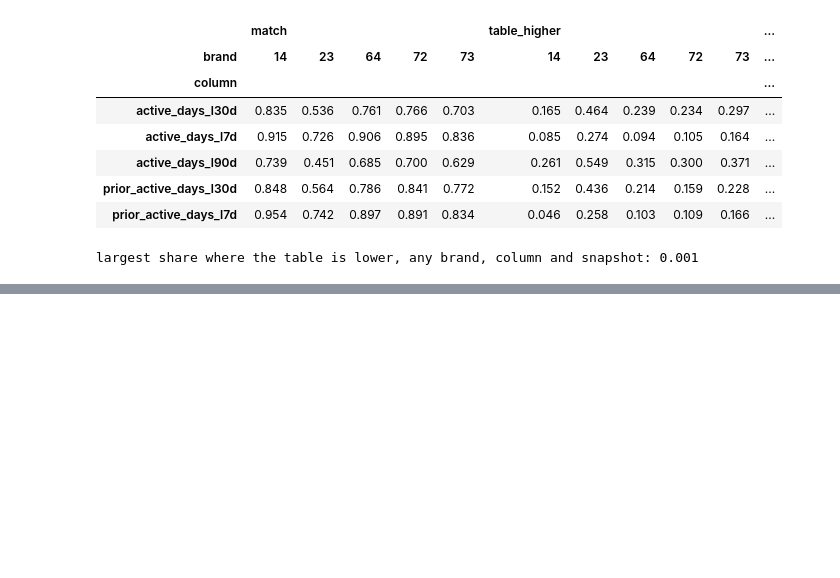
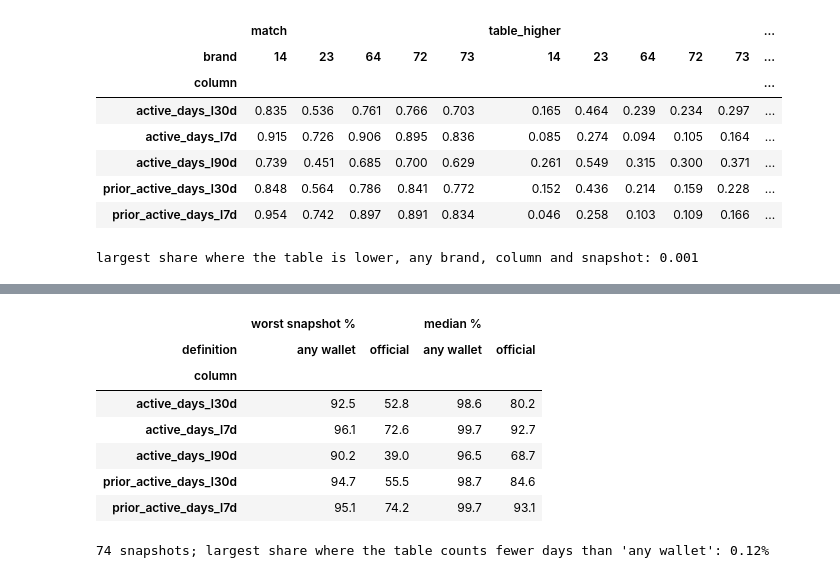
Before and after one commit to jvherrero/whizdom-churn, a Jupyter notebook: eda/08_signal_validation.ipynb, the cells around one changed output, grey strips where cells are left out. Cells and saved outputs as stored; diff of their text form; code cells hidden in the pictures; blank space fills up the shorter version.

Commit message:
add(signal_validation): signal table and playable bonus

```diff
--- a/eda/08_signal_validation.ipynb
+++ b/eda/08_signal_validation.ipynb
@@ -83,7 +54,0 @@ Median share of players that pass each rule: tenure at least the days since the
-# %%
-t = plausible[(plausible["column"] == "tenure_days")].assign(rule=">= days since the first bet")
-g = growth.assign(rule="grows by the days in between", holds=growth["share_growing_as_expected"])
-both = pd.concat([t, g], ignore_index=True)
-day = pd.to_datetime(both["day"])
-both["period"] = np.select([day < "2026-08-01", day == "2026-08-01"], ["until 2026-07", "2026-08 (switch)"], "from 2026-09")
-both.groupby(["brand", "rule", "period"])["holds"].median().unstack("period")[["until 2026-07", "2026-08 (switch)", "from 2026-09"]].round(2)
@@ -149,11 +80,0 @@ active_days_l30d on 2026-07-01 equals the bet or payment days for 63.2% of the p
-# %%
-rows = []
-for b in BRANDS:
-    night = signal_snapshots.snapshots([d for d in results[b]["days"] if d >= LIVE], b, build_missing=False)["tp_night_index"].astype(float)
-    pay = daily_cache.read("payments", b)
-    month = pd.to_datetime(pay["day"]).dt.to_period("M")
-    deposits = pay[pay["deposit_count"] > 0].groupby(month[pay["deposit_count"] > 0]).size()
-    rows.append({"brand": b, "tp_night_index max": round(night.max(), 2), "tp_night_index above 1": f"{(night > 1).mean():.1%}",
-                 "deposit rows per month, 2025": round(deposits[deposits.index.year == 2025].mean()),
-                 "deposit rows per month, 2026": round(deposits[deposits.index.year == 2026].mean())})
-pd.DataFrame(rows).set_index("brand")
@@ -217,0 +90,36 @@ brand 64, snapshot 2026-09-01
+# %%
+WINDOWS = {"active_days_l7d": (7, 0), "active_days_l30d": (30, 0), "active_days_l90d": (90, 0),
+           "prior_active_days_l7d": (14, 7), "prior_active_days_l30d": (60, 30)}
+rows = []
+for b in BRANDS:
+    act = daily_cache.read("activity", b)
+    act["day"] = pd.to_datetime(act["day"])
+    definitions = {"any wallet": act, "official": act[act["active"]]}
+    days = [d for d in results[b]["days"] if d.day == 1]
+    snaps = signal_snapshots.snapshots(days, b, build_missing=False)
+    for day in days:
+        ts = pd.Timestamp(day)
+        pop = act[act["active"] & (act["day"] > ts - pd.Timedelta(30, unit="D")) & (act["day"] <= ts)][KEY].drop_duplicates()
+        snap = snaps[snaps["snapshot_date"] == day].merge(pop, on=KEY).set_index(KEY)
+        for col, (lo, hi) in WINDOWS.items():
+            table = snap[col].astype(float).dropna()
+            for name, f in definitions.items():
+                w = f[(f["day"] > ts - pd.Timedelta(lo, unit="D")) & (f["day"] <= ts - pd.Timedelta(hi, unit="D"))]
+                mine = w.groupby(KEY)["day"].nunique().reindex(table.index).fillna(0)
+                rows.append({"brand": b, "day": day, "column": col, "definition": name,
+                             "match": np.isclose(table, mine, atol=0.5).mean(), "table_lower": (table - mine < -0.5).mean()})
+defs = pd.DataFrame(rows)
+summary = defs.groupby(["column", "definition"])["match"].agg(["min", "median"]).unstack("definition")
+display((100 * summary).round(1).rename(columns={"min": "worst snapshot %", "median": "median %"}))
+print(f"{len(defs[['brand', 'day']].drop_duplicates())} snapshots; largest share where the table counts fewer days "
+      f"than 'any wallet': {defs.loc[defs['definition'] == 'any wallet', 'table_lower'].max():.2%}")
+# %% [output]
+|  | worst snapshot % |  | median % |  |
+| definition | any wallet | official | any wallet | official |
+| column |  |  |  |  |
+| active_days_l30d | 92.5 | 52.8 | 98.6 | 80.2 |
+| active_days_l7d | 96.1 | 72.6 | 99.7 | 92.7 |
+| active_days_l90d | 90.2 | 39.0 | 96.5 | 68.7 |
+| prior_active_days_l30d | 94.7 | 55.5 | 98.7 | 84.6 |
+| prior_active_days_l7d | 95.1 | 74.2 | 99.7 | 93.1 |
+74 snapshots; largest share where the table counts fewer days than 'any wallet': 0.12%
```
Also changed, not shown: parts of 20 cells of this notebook, 1 other file.
